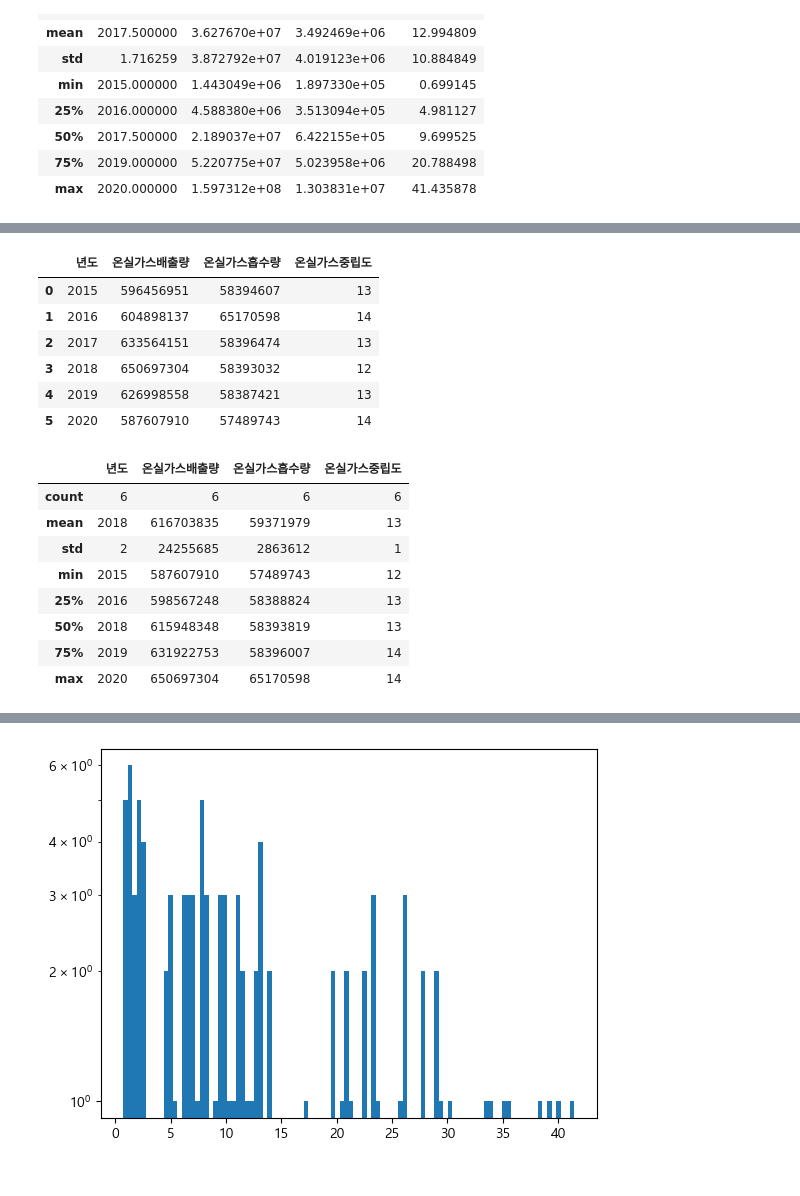
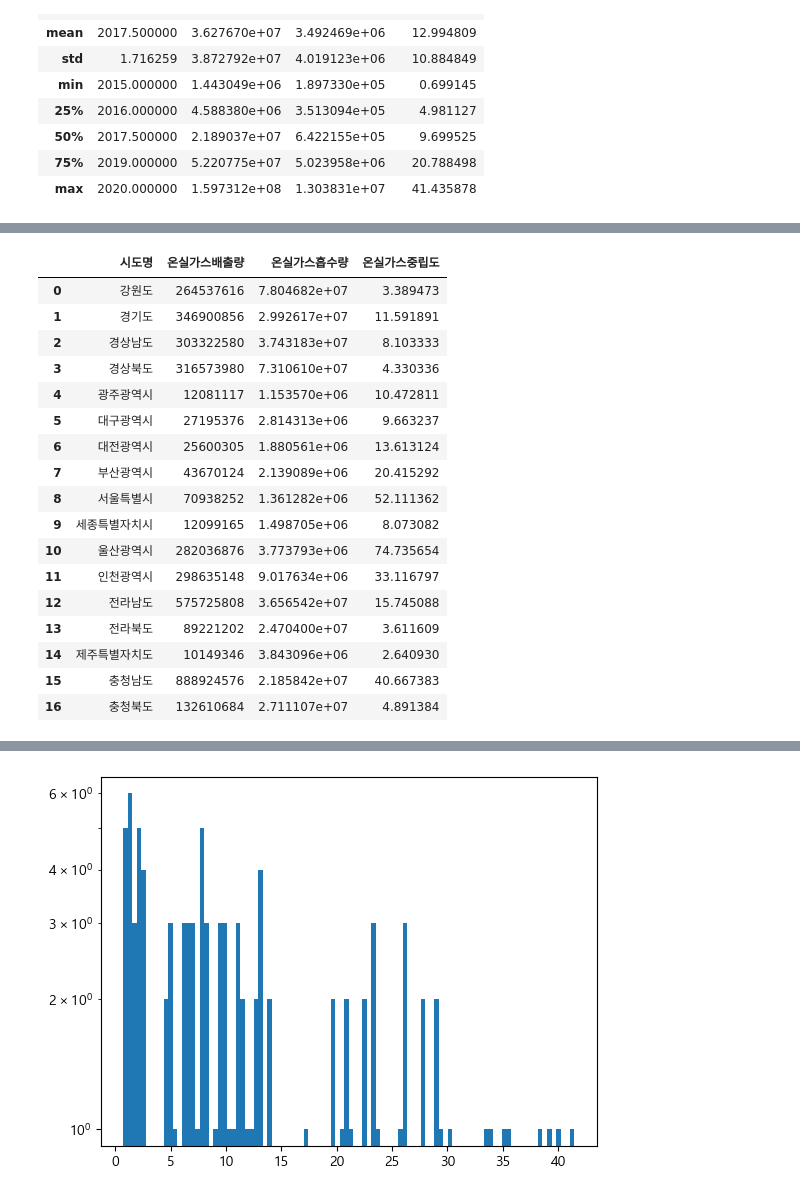
Before and after one commit to Jae-Ho-cloud/team1, a Jupyter notebook: Kim_yj.ipynb, the cells around one changed output, grey strips where cells are left out. Saved outputs shown, nothing was run; the diff lists cells and outputs as text; code cells hidden in the pictures.

```diff
--- a/Kim_yj.ipynb
+++ b/Kim_yj.ipynb
@@ -46,32 +64,31 @@ df.describe()
 # %%
-sum_df = df.groupby('년도').agg({
+sum1_df = df.groupby('시도명').agg({
     '온실가스배출량': 'sum',
-    '온실가스흡수량': 'sum',
-    '온실가스중립도': 'mean'  # 중립도는 평균을 계산하는 것이 일반적
+    '온실가스흡수량': 'sum'
 }).reset_index()
 
+sum1_df['온실가스중립도'] = sum1_df['온실가스배출량'] / sum1_df['온실가스흡수량']
 # 결과 확인
-sum_df
+sum1_df
 # %% [output]
-|  | 년도 | 온실가스배출량 | 온실가스흡수량 | 온실가스중립도 |
-| 0 | 2015 | 596456951 | 58394607 | 13 |
-| 1 | 2016 | 604898137 | 65170598 | 14 |
-| 2 | 2017 | 633564151 | 58396474 | 13 |
-| 3 | 2018 | 650697304 | 58393032 | 12 |
-| 4 | 2019 | 626998558 | 58387421 | 13 |
-| 5 | 2020 | 587607910 | 57489743 | 14 |
+|  | 시도명 | 온실가스배출량 | 온실가스흡수량 | 온실가스중립도 |
+| 0 | 강원도 | 264537616 | 7.804682e+07 | 3.389473 |
+| 1 | 경기도 | 346900856 | 2.992617e+07 | 11.591891 |
+| 2 | 경상남도 | 303322580 | 3.743183e+07 | 8.103333 |
+| 3 | 경상북도 | 316573980 | 7.310610e+07 | 4.330336 |
+| 4 | 광주광역시 | 12081117 | 1.153570e+06 | 10.472811 |
+| 5 | 대구광역시 | 27195376 | 2.814313e+06 | 9.663237 |
+| 6 | 대전광역시 | 25600305 | 1.880561e+06 | 13.613124 |
+| 7 | 부산광역시 | 43670124 | 2.139089e+06 | 20.415292 |
+| 8 | 서울특별시 | 70938252 | 1.361282e+06 | 52.111362 |
+| 9 | 세종특별자치시 | 12099165 | 1.498705e+06 | 8.073082 |
+| 10 | 울산광역시 | 282036876 | 3.773793e+06 | 74.735654 |
+| 11 | 인천광역시 | 298635148 | 9.017634e+06 | 33.116797 |
+| 12 | 전라남도 | 575725808 | 3.656542e+07 | 15.745088 |
+| 13 | 전라북도 | 89221202 | 2.470400e+07 | 3.611609 |
+| 14 | 제주특별자치도 | 10149346 | 3.843096e+06 | 2.640930 |
+| 15 | 충청남도 | 888924576 | 2.185842e+07 | 40.667383 |
+| 16 | 충청북도 | 132610684 | 2.711107e+07 | 4.891384 |
-# %%
-sum_df.describe()
-# %% [output]
-|  | 년도 | 온실가스배출량 | 온실가스흡수량 | 온실가스중립도 |
-| count | 6 | 6 | 6 | 6 |
-| mean | 2018 | 616703835 | 59371979 | 13 |
-| std | 2 | 24255685 | 2863612 | 1 |
-| min | 2015 | 587607910 | 57489743 | 12 |
-| 25% | 2016 | 598567248 | 58388824 | 13 |
-| 50% | 2018 | 615948348 | 58393819 | 13 |
-| 75% | 2019 | 631922753 | 58396007 | 14 |
-| max | 2020 | 650697304 | 65170598 | 14 |
 # %%
 df.sort_values(by=['년도'], inplace=True)
 
```
Also changed, not shown: parts of 12 cells of this notebook.
